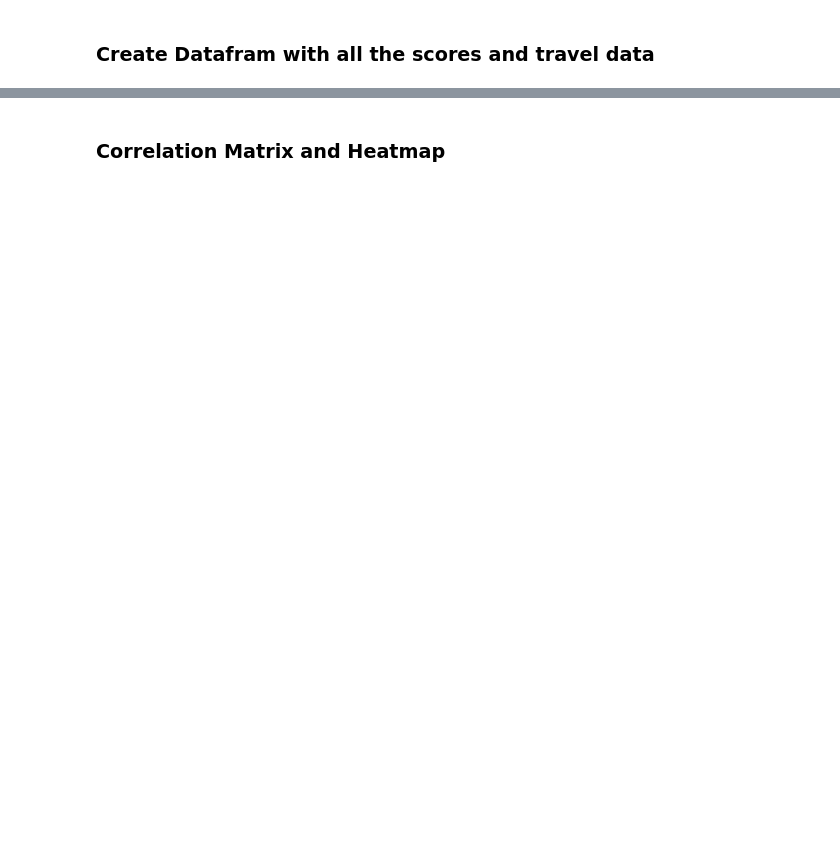
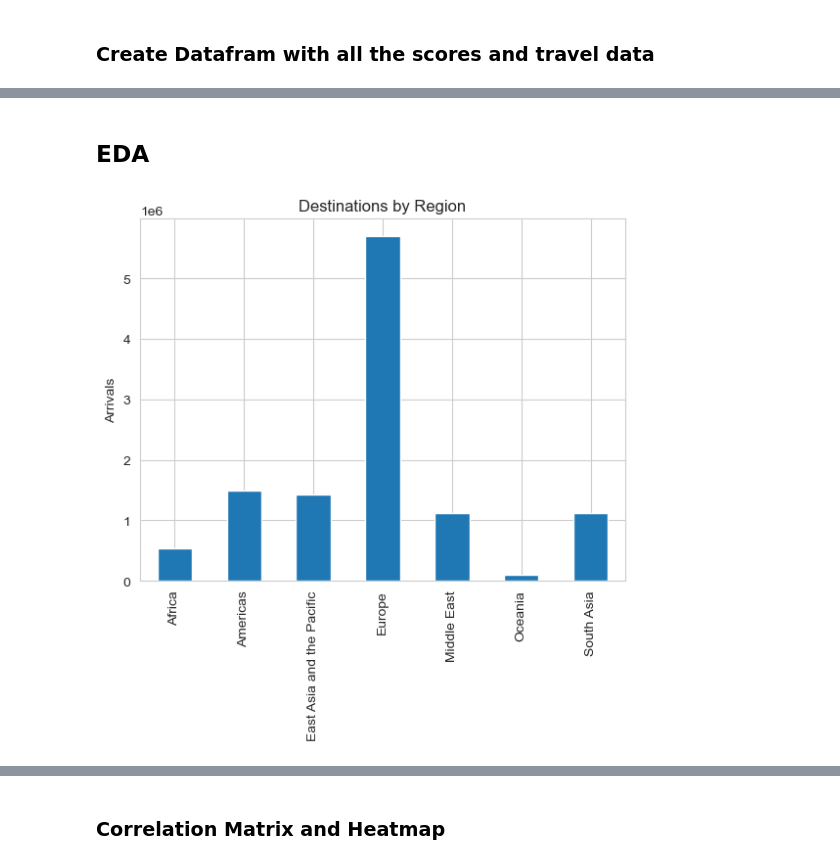
Before and after one commit to capstone-travel-index/better_travel_index, a Jupyter notebook: travel_analysis.ipynb, the cells around one changed output, grey strips where cells are left out. Cells and saved outputs as stored; diff of their text form; code cells hidden in the pictures; blank space fills up the shorter version.

```diff
--- a/travel_analysis.ipynb
+++ b/travel_analysis.ipynb
@@ -15,7 +15,8 @@ import warnings
 warnings.simplefilter(action='ignore', category=FutureWarning)
 
 #plot Style
-sns.set_style("darkgrid")
+sns.set_style("whitegrid")
+sns.set_palette('tab10')
 # %% [markdown]
 ### Import dataframes from postgres
 # %%
@@ -26,9 +27,9 @@ df_env = sf.get_dataframe(f'SELECT * FROM {schema}.df_env_scr')
 df_gov = sf.get_dataframe(f'SELECT * FROM {schema}.df_gov_scr')
 df_soc = sf.get_dataframe(f'SELECT * FROM {schema}.df_soc_scr')
 df_lgb = sf.get_dataframe(f'SELECT * FROM {schema}.df_lgb_scr')
-df_arr = sf.get_dataframe(f'SELECT iso3, year, africa, americas, east_asia_and_the_pacific, europe, middle_east, south_asia, other_not_classified, total FROM {schema}.arrival_regions')
-#df_arr_eu = sf.get_dataframe(f'SELECT iso3, year, europe FROM {schema}.arrival_regions')
+df_arr = sf.get_dataframe(f'SELECT iso3, year, africa, americas, east_asia_and_the_pacific, europe, middle_east, other_not_classified, south_asia, total FROM {schema}.arrival_regions')
 #df_price = sf.get_dataframe(f'SELECT iso3, item_id, price_avg_eur total FROM {schema}.country_avg_price')
+df_regions = sf.get_dataframe(f'SELECT * FROM {schema}.world_regions')
 # %%
 print(df_env.info())
 print(df_gov.info())
@@ -124 +118,19 @@ df_analysis_bc.head(10)
+# %% [markdown]
+## EDA
+# %%
+# Group the data by 'sub-region_name' and calculate the sum of 'total'
+grouped_data = df_analysis.groupby('sub-region_name')['total'].sum()
+
+# Plot the bar plot
+grouped_data.plot.bar()
+
+# Add labels and title to the plot
+plt.xlabel('')
+plt.ylabel('Arrivals')
+plt.title('Destinations by Region')
+
+# Display the plot
+plt.show()
+# %% [output]
+[figure, added]
 # %%
```
Also changed, not shown: parts of 53 cells of this notebook.
